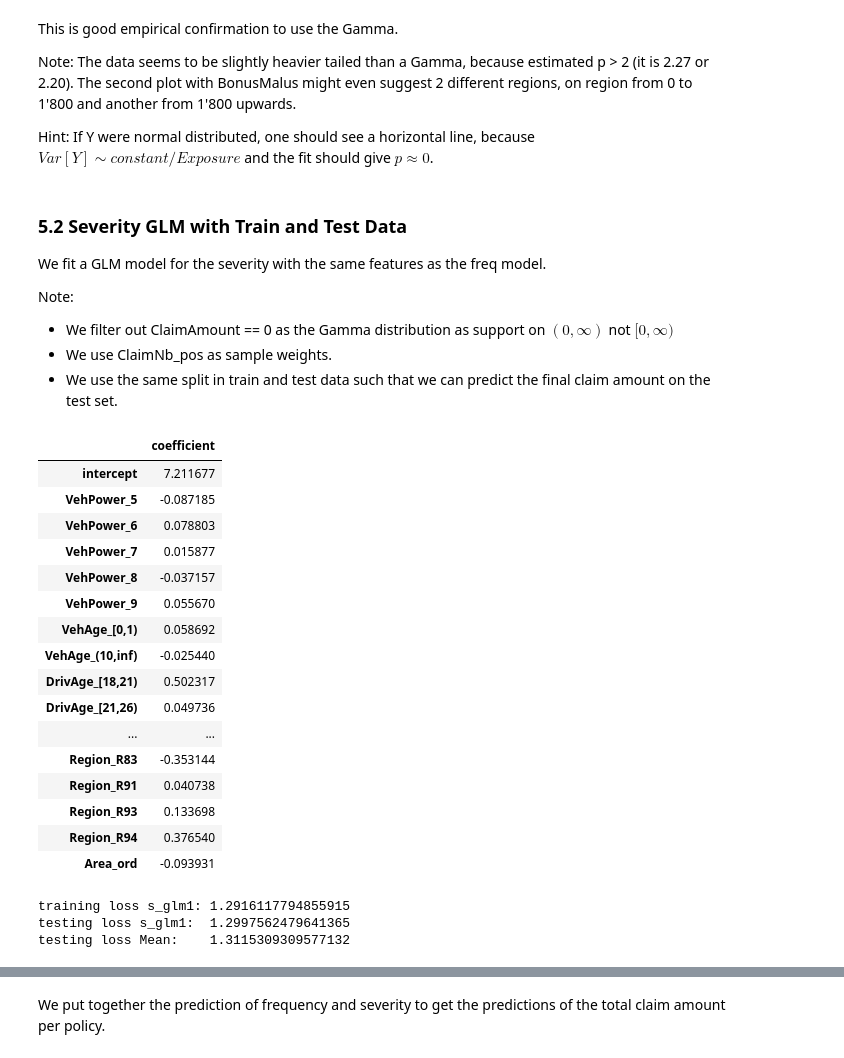
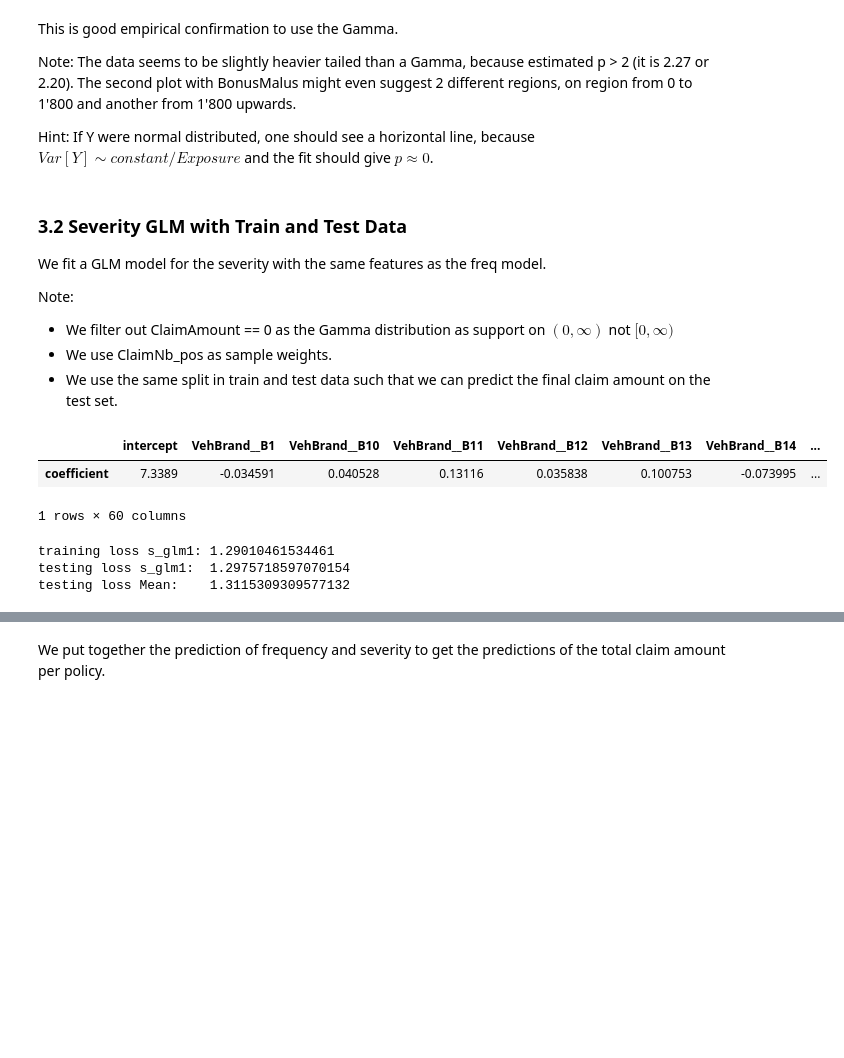
Before and after one commit to Quantco/glum, a Jupyter notebook: docs/tutorials/glm_french_motor_tutorial/glm_french_motor.ipynb, the cells around one changed output, grey strips where cells are left out. Drawn from its saved outputs; the diff is of its cells as text; code cells hidden in the pictures; blank space fills up the shorter version.

```diff
--- a/docs/tutorials/glm_french_motor_tutorial/glm_french_motor.ipynb
+++ b/docs/tutorials/glm_french_motor_tutorial/glm_french_motor.ipynb
@@ -582,0 +190,6 @@ test loss f_glm1: 0.4578960642944006
+# %%
+categoricals = ["VehBrand", "VehGas", "Region", "Area", "DrivAge", "VehAge", "VehPower"]
+predictors = categoricals + ["BonusMalus", "Density"]
+glm_categorizer = Categorizer(columns=categoricals)
+# %%
+glm_categorizer.fit_transform(df[predictors].iloc[train])
@@ -582,0 +211,6 @@ test loss f_glm1: 0.4578960642944006
+# %%
+X_train_p = glm_categorizer.fit_transform(df[predictors].iloc[train])
+X_test_p = glm_categorizer.fit_transform(df[predictors].iloc[test])
+y_train_p, y_test_p = y[train], y[test]
+w_train_p, w_test_p = weight[train], weight[test]
+z_train_p, z_test_p = z[train], z[test]
@@ -755,7 +361,7 @@ Note: The data seems to be slightly heavier tailed than a Gamma, because estimat
 Hint: If Y were normal distributed, one should see a horizontal line, because $Var[Y] \sim constant/Exposure$
        and the fit should give $p \approx 0$.
 # %% [markdown]
-### 5.2 Severity GLM with Train and Test Data
+### 3.2 Severity GLM with Train and Test Data
 We fit a GLM model for the severity with the same features as the freq model.
 
 Note:
@@ -779,46 +385,37 @@ itest[test] = True
 # simplify life
 itrain = idx & itrain
 itest = idx & itest
+# %%
+X_train_g = glm_categorizer.fit_transform(df[predictors].iloc[itrain])
+X_test_g = glm_categorizer.fit_transform(df[predictors].iloc[itest])
+y_train_g, y_test_g = y[itrain], y[itest]
+w_train_g, w_test_g = weight[itrain], weight[itest]
+z_train_g, z_test_g = z[itrain], z[itest]
 # %%
-s_glm1 = make_pipeline(col_trans_GLM1,
-                       GeneralizedLinearRegressor(family='gamma', alpha=0, l1_ratio=1, fit_intercept=True)
-                      )
-s_glm1.fit(df.iloc[itrain], y[itrain], generalizedlinearregressor__sample_weight=weight[itrain])
+s_glm1 = GeneralizedLinearRegressor(family='gamma', alpha_search=True, l1_ratio=1, fit_intercept=True)
+s_glm1.fit(X_train_g, y_train_g, sample_weight=weight[itrain])
 
-pd.DataFrame({'coefficient': np.concatenate(([s_glm1[-1].intercept_], s_glm1[-1].coef_))},
-             index=['intercept'] + col_trans_GLM1_names)
+pd.DataFrame({'coefficient': np.concatenate(([s_glm1.intercept_], s_glm1.coef_))},
+             index=['intercept'] + s_glm1.feature_names_).T
 # %% [output]
-|  | coefficient |
-| intercept | 7.211677 |
-| VehPower_5 | -0.087185 |
-| VehPower_6 | 0.078803 |
-| VehPower_7 | 0.015877 |
-| VehPower_8 | -0.037157 |
-| VehPower_9 | 0.055670 |
-| VehAge_[0,1) | 0.058692 |
-| VehAge_(10,inf) | -0.025440 |
-| DrivAge_[18,21) | 0.502317 |
-| DrivAge_[21,26) | 0.049736 |
-| ... | ... |
-| Region_R83 | -0.353144 |
-| Region_R91 | 0.040738 |
-| Region_R93 | 0.133698 |
-| Region_R94 | 0.376540 |
-| Area_ord | -0.093931 |
+|  | intercept | VehBrand__B1 | VehBrand__B10 | VehBrand__B11 | VehBrand__B12 | VehBrand__B13 | VehBrand__B14 | ... |
+| coefficient | 7.3389 | -0.034591 | 0.040528 | 0.13116 | 0.035838 | 0.100753 | -0.073995 | ... |
+1 rows × 60 columns
 # %%
+GammaDist = TweedieDistribution(2)
 print('training loss s_glm1: {}'.format(
-    gamma_deviance(y[itrain], s_glm1.predict(df.iloc[itrain]), sample_weight=weight[itrain])))
+    GammaDist.deviance(y[itrain], s_glm1.predict(X_train_g), weights=weight[itrain])/np.sum(weight[itrain])))
 
 print('testing loss s_glm1:  {}'.format(
-    gamma_deviance(y[itest], s_glm1.predict(df.iloc[itest]), sample_weight=weight[itest])))
+    GammaDist.deviance(y[itest], s_glm1.predict(X_test_g), weights=weight[itest])/np.sum(weight[itest])))
 
 print('testing loss Mean:    {}'.format(
-    gamma_deviance(y[itest],
+    GammaDist.deviance(y[itest],
                    np.average(z[itrain], weights=weight[itrain])*np.ones_like(z[itest]),
-                   sample_weight=weight[itest])))
+                   weights=weight[itest])/np.sum(weight[itest])))
 
 # Overfit?
 # %% [output]
-training loss s_glm1: 1.2916117794855915
-testing loss s_glm1:  1.2997562479641365
+training loss s_glm1: 1.29010461534461
+testing loss s_glm1:  1.2975718597070154
 testing loss Mean:    1.3115309309577132
```
Also changed, not shown: parts of 56 cells of this notebook, 1 other file.
